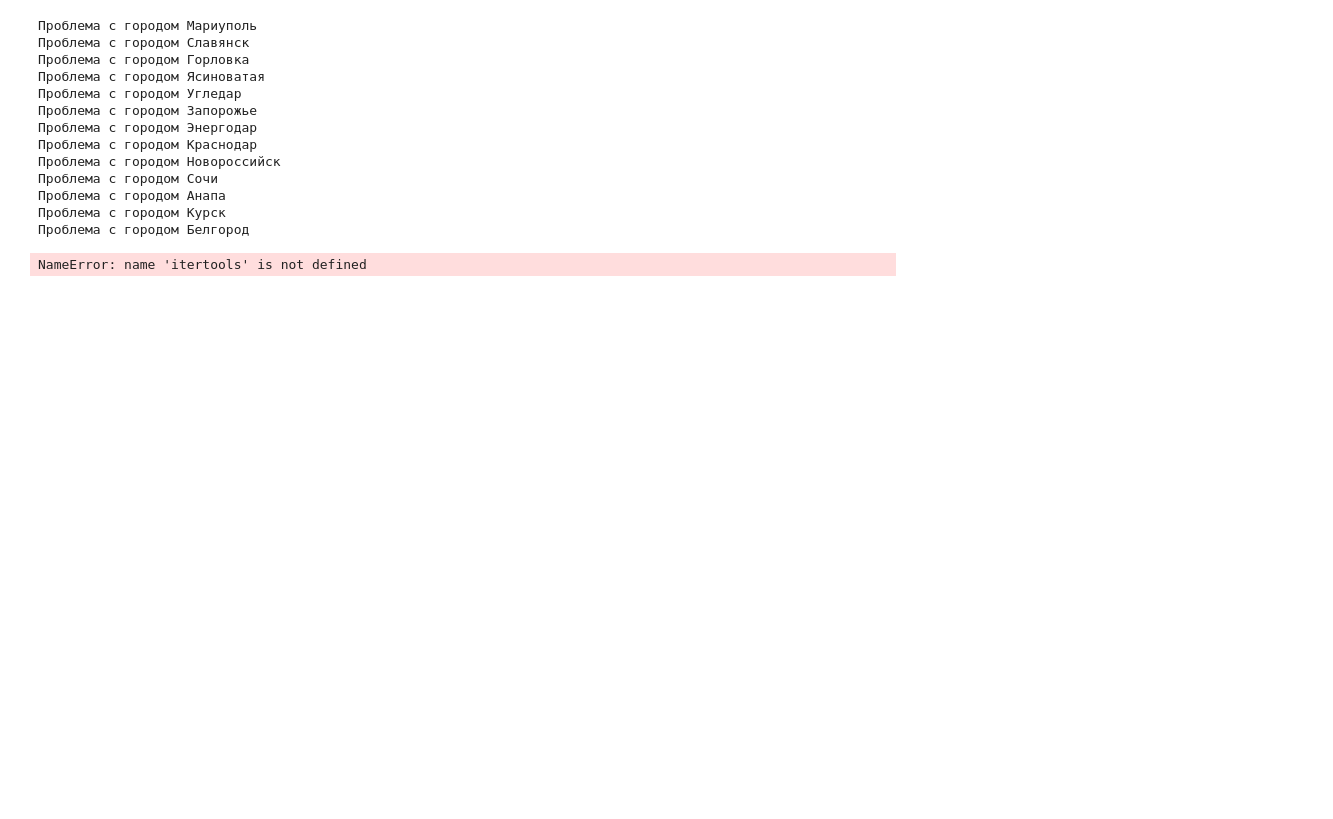
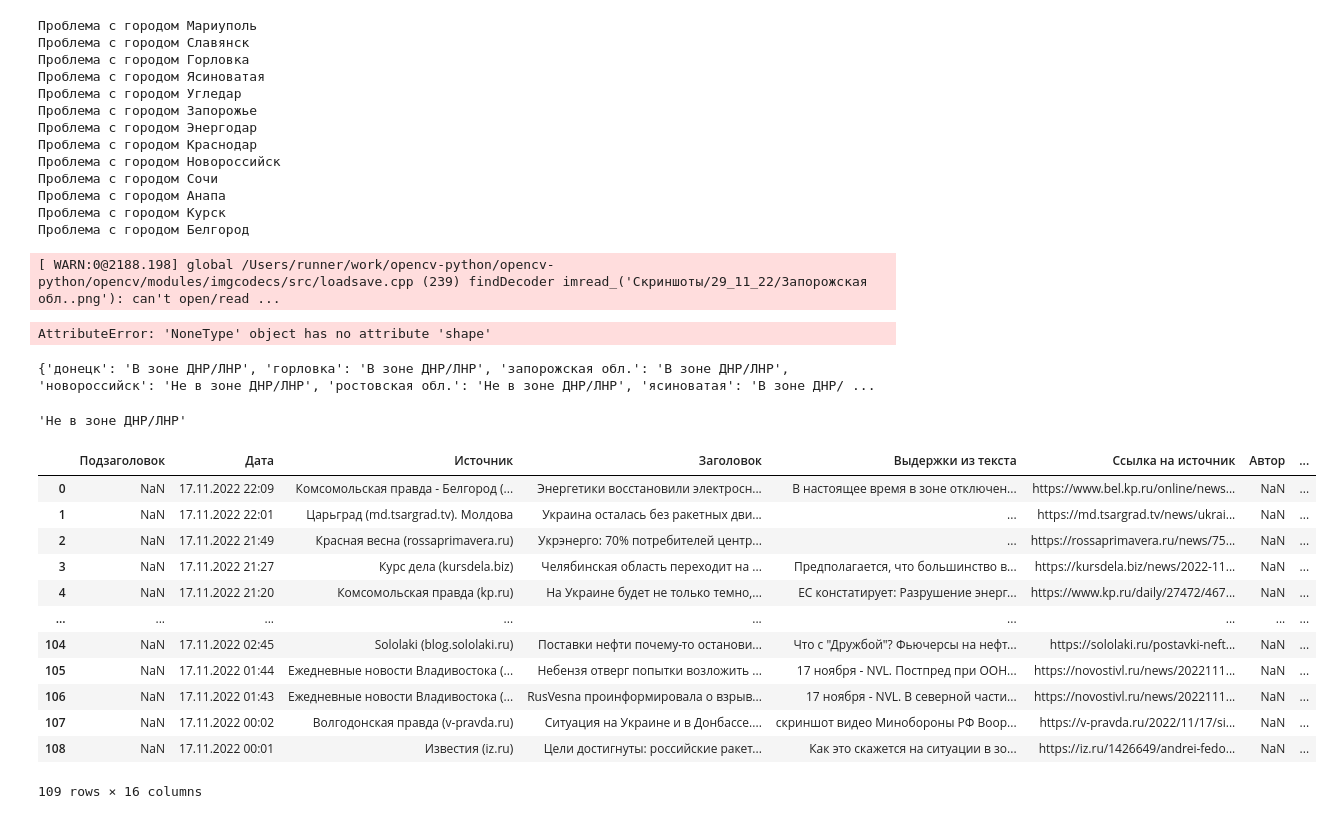
Before and after one commit to tishenko1234/Check_territory, a Jupyter notebook: Скриншоты_карт.ipynb, the cells around one changed output. Cells and saved outputs as stored; diff of their text form; code cells hidden in the pictures; blank space fills up the shorter version.

```diff
--- a/Скриншоты_карт.ipynb
+++ b/Скриншоты_карт.ipynb
@@ -214,8 +214,7 @@ df_cities = pd.read_excel('Входные данные/Список_населе
 cities_list = lemm_finder(list(df_cities['Населенные_пункты'].dropna()), stop_words=['область', 'обл', 'край', 'обл.'])
 
 # Выявление сообщений с ключевыми словами и городами
-text_cheсk(df_with_text=df_texts0, text_column_name='Выдержки из текста',
-           all_key_words=lemm_finder(list(df_cities['Тип_проблемы'].dropna())), cities_list=cities_list).to_excel(
-    f'Результат_обработки/{Date}.xlsx')
+text_cheсk_df = text_cheсk(df_with_text=df_texts0, text_column_name='Выдержки из текста',
+                           all_key_words=lemm_finder(list(df_cities['Тип_проблемы'].dropna())), cities_list=cities_list)
+
+text_cheсk_df.to_excel(f'Результат_обработки/{Date}.xlsx')
-# %% [output]
-NameError: name 'itertools' is not defined
@@ -221,0 +223,6 @@ NameError: name 'itertools' is not defined
+# %%
+
+Zones.get_territory_status(list(text_cheсk_df['key_words_find']),result_column)
+# %% [output]
+[ WARN:0@2188.198] global /Users/runner/work/opencv-python/opencv-python/opencv/modules/imgcodecs/src/loadsave.cpp (239) findDecoder imread_('Скриншоты/29_11_22/Запорожская обл..png'): can't open/read ...
+AttributeError: 'NoneType' object has no attribute 'shape'
@@ -221,0 +319,35 @@ NameError: name 'itertools' is not defined
+# %%
+result_column = {}
+image_names = os.listdir(f'Скриншоты/{Date}')
+
+for image_name in image_names:
+    image_colors = get_image_colors(image_name)
+    zone_name = get_zone_name(image_colors)
+    result_column[image_name.lower()[:-4]] = zone_name
+
+print(result_column)
+# %% [output]
+{'донецк': 'В зоне ДНР/ЛНР', 'горловка': 'В зоне ДНР/ЛНР', 'запорожская обл.': 'В зоне ДНР/ЛНР', 'новороссийск': 'Не в зоне ДНР/ЛНР', 'ростовская обл.': 'Не в зоне ДНР/ЛНР', 'ясиноватая': 'В зоне ДНР/ ...
+# %%
+result_column.get('белгород')
+# %% [output]
+'Не в зоне ДНР/ЛНР'
+# %%
+
+text_cheсk_df['territory_status'] = get_territory_status(list(text_cheсk_df['key_words_find']), result_column)
+
+text_cheсk_df
+# %% [output]
+|  | Подзаголовок | Дата | Источник | Заголовок | Выдержки из текста | Ссылка на источник | Автор | ... |
+| 0 | NaN | 17.11.2022 22:09 | Комсомольская правда - Белгород (... | Энергетики восстановили электросн... | В настоящее время в зоне отключен... | https://www.bel.kp.ru/online/news... | NaN | ... |
+| 1 | NaN | 17.11.2022 22:01 | Царьград (md.tsargrad.tv). Молдова | Украина осталась без ракетных дви... | ... | https://md.tsargrad.tv/news/ukrai... | NaN | ... |
+| 2 | NaN | 17.11.2022 21:49 | Красная весна (rossaprimavera.ru) | Укрэнерго: 70% потребителей центр... | ... | https://rossaprimavera.ru/news/75... | NaN | ... |
+| 3 | NaN | 17.11.2022 21:27 | Курс дела (kursdela.biz) | Челябинская область переходит на ... | Предполагается, что большинство в... | https://kursdela.biz/news/2022-11... | NaN | ... |
+| 4 | NaN | 17.11.2022 21:20 | Комсомольская правда (kp.ru) | На Украине будет не только темно,... | ЕС констатирует: Разрушение энерг... | https://www.kp.ru/daily/27472/467... | NaN | ... |
+| ... | ... | ... | ... | ... | ... | ... | ... | ... |
+| 104 | NaN | 17.11.2022 02:45 | Sololaki (blog.sololaki.ru) | Поставки нефти почему-то останови... | Что с "Дружбой"? Фьючерсы на нефт... | https://sololaki.ru/postavki-neft... | NaN | ... |
+| 105 | NaN | 17.11.2022 01:44 | Ежедневные новости Владивостока (... | Небензя отверг попытки возложить ... | 17 ноября - NVL. Постпред при ООН... | https://novostivl.ru/news/2022111... | NaN | ... |
+| 106 | NaN | 17.11.2022 01:43 | Ежедневные новости Владивостока (... | RusVesna проинформировала о взрыв... | 17 ноября - NVL. В северной части... | https://novostivl.ru/news/2022111... | NaN | ... |
+| 107 | NaN | 17.11.2022 00:02 | Волгодонская правда (v-pravda.ru) | Ситуация на Украине и в Донбассе.... | скриншот видео Минобороны РФ Воор... | https://v-pravda.ru/2022/11/17/si... | NaN | ... |
+| 108 | NaN | 17.11.2022 00:01 | Известия (iz.ru) | Цели достигнуты: российские ракет... | Как это скажется на ситуации в зо... | https://iz.ru/1426649/andrei-fedo... | NaN | ... |
+109 rows × 16 columns
```
Also changed, not shown: parts of 2 cells of this notebook, 4 other files.
